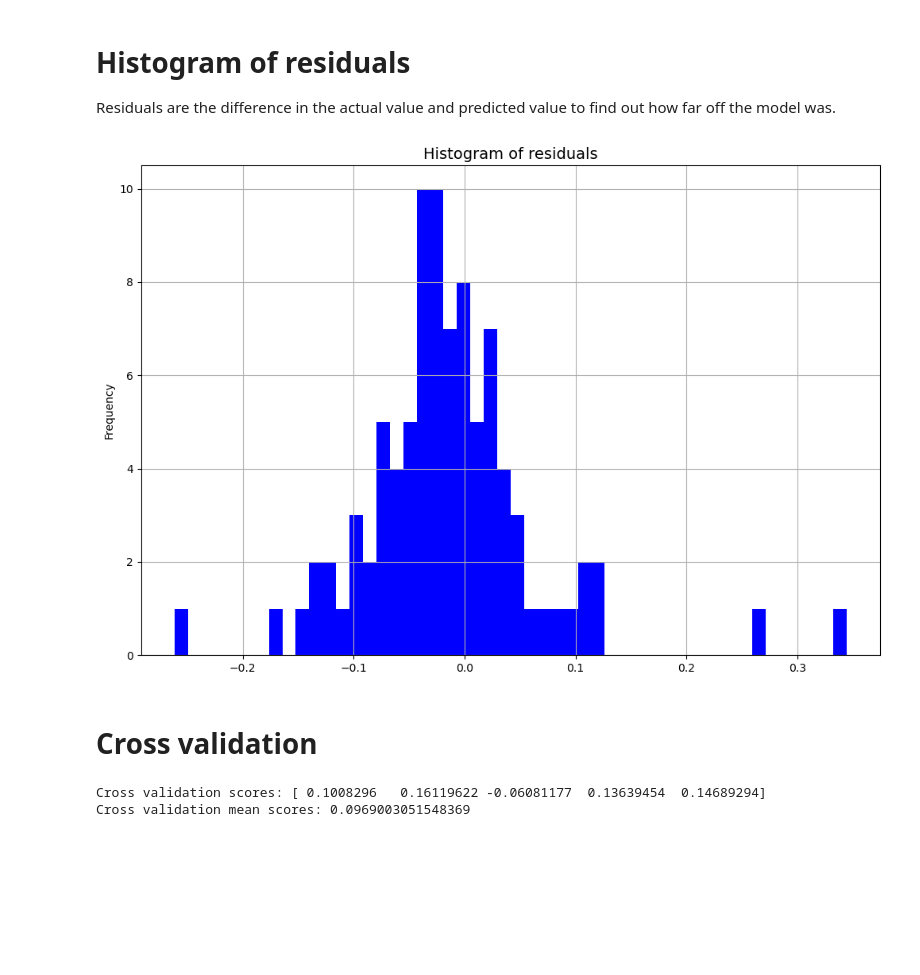
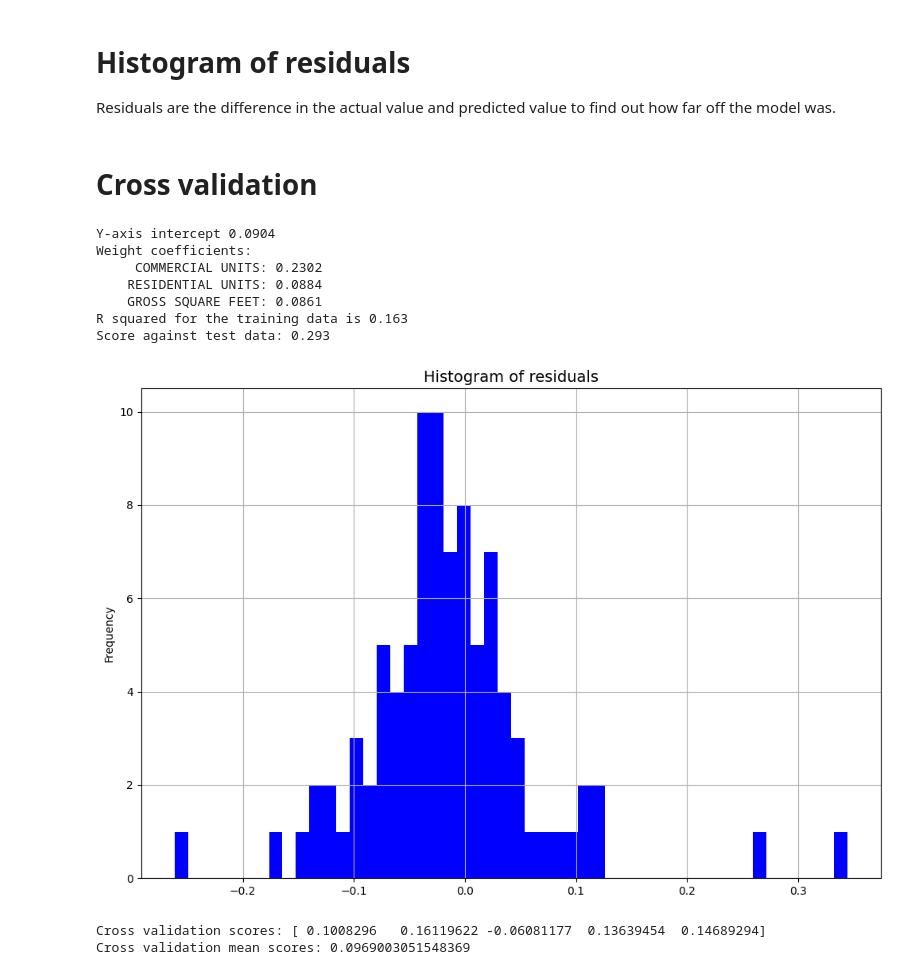
Before and after one commit to iNafey/house-price-predictor, a Jupyter notebook: main.ipynb, the cells around one changed output. Cells and saved outputs as stored; diff of their text form; code cells hidden in the pictures; blank space fills up the shorter version.

```diff
--- a/main.ipynb
+++ b/main.ipynb
@@ -463,13 +465,13 @@ There are 2 ways of choosing predictors for the regression model. You can either
 # %%
 from sklearn import svm, feature_selection, linear_model
 
-def first_ranked_predictors:
+def first_ranked_predictors():
     predictor_features = ['COMMERCIAL UNITS', 'TOTAL UNITS', 'RESIDENTIAL UNITS', 'LAND SQUARE FEET', 'GROSS SQUARE FEET']
-    feature_cols = df[predictor_features].columns.values.tolist()
+    feature_cols = data[predictor_features].columns.values.tolist()
     print(feature_cols)
 
-    XO = df[feature_cols]
-    YO = df['SALE PRICE']
+    XO = data[feature_cols]
+    YO = data['SALE PRICE']
     estimator = svm.SVR(kernel="linear")
     selector = feature_selection.RFE(estimator, n_features_to_select=3, step=3)
     selector = selector.fit(XO, YO)
@@ -514,29 +510,41 @@ Score against test data: 0.293
 # Histogram of residuals
 Residuals are the difference in the actual value and predicted value to find out how far off the model was.
 # %%
-prediction = lm.predict(testX)
-residuals = (testY - prediction)
+def hist_res(tModel):
+    prediction = tModel[0].predict(tModel[1])
+    residuals = (tModel[2] - prediction)
 
-plt.figure(figsize=(12, 8))
-plt.title('Histogram of residuals', fontsize=14)
-plt.hist(residuals, color='blue', bins=50)
-plt.ylabel('Frequency')
-plt.grid()
-plt.show()
+    plt.figure(figsize=(12, 8))
+    plt.title('Histogram of residuals', fontsize=14)
+    plt.hist(residuals, color='blue', bins=50)
+    plt.ylabel('Frequency')
+    plt.grid()
+    plt.show()
+    return tModel
-# %% [output]
-[figure, removed]
 # %% [markdown]
 # Cross validation
 # %%
 from sklearn.model_selection import cross_val_score
 
 #scores = cross_val_score(lm, X, Y, scoring="explained_variance" cv=5)
 #print(scores)
 
-
-scores = cross_val_score(lm, X, Y, cv=5) # 5 K-folds is the default value
-print("Cross validation scores: {}".format(scores))
-print("Cross validation mean scores: {}".format(scores.mean()))
+def cv(tModel):
+    predictor_features = ['COMMERCIAL UNITS', 'TOTAL UNITS', 'GROSS SQUARE FEET']
+    X = data[predictor_features]
+    Y = data['SALE PRICE']
+    scores = cross_val_score(tModel[0], X, Y, cv=5) # 5 K-folds is the default value
+    print("Cross validation scores: {}".format(scores))
+    print("Cross validation mean scores: {}".format(scores.mean()))
+cv(hist_res(data_split_train()))
 # %% [output]
-Cross validation scores: [ 0.1008296   0.16119622 -0.06081177  0.13639454  0.14689294]
-Cross validation mean scores: 0.0969003051548369
+Y-axis intercept 0.0904
+Weight coefficients:
+     COMMERCIAL UNITS: 0.2302
+    RESIDENTIAL UNITS: 0.0884
+    GROSS SQUARE FEET: 0.0861
+R squared for the training data is 0.163
+Score against test data: 0.293
+[figure, added]
+Cross validation scores: [ 0.1008296   0.16119622 -0.06081177  0.13639454  0.14689294]
+Cross validation mean scores: 0.0969003051548369
```
Also changed, not shown: parts of 7 cells of this notebook.
